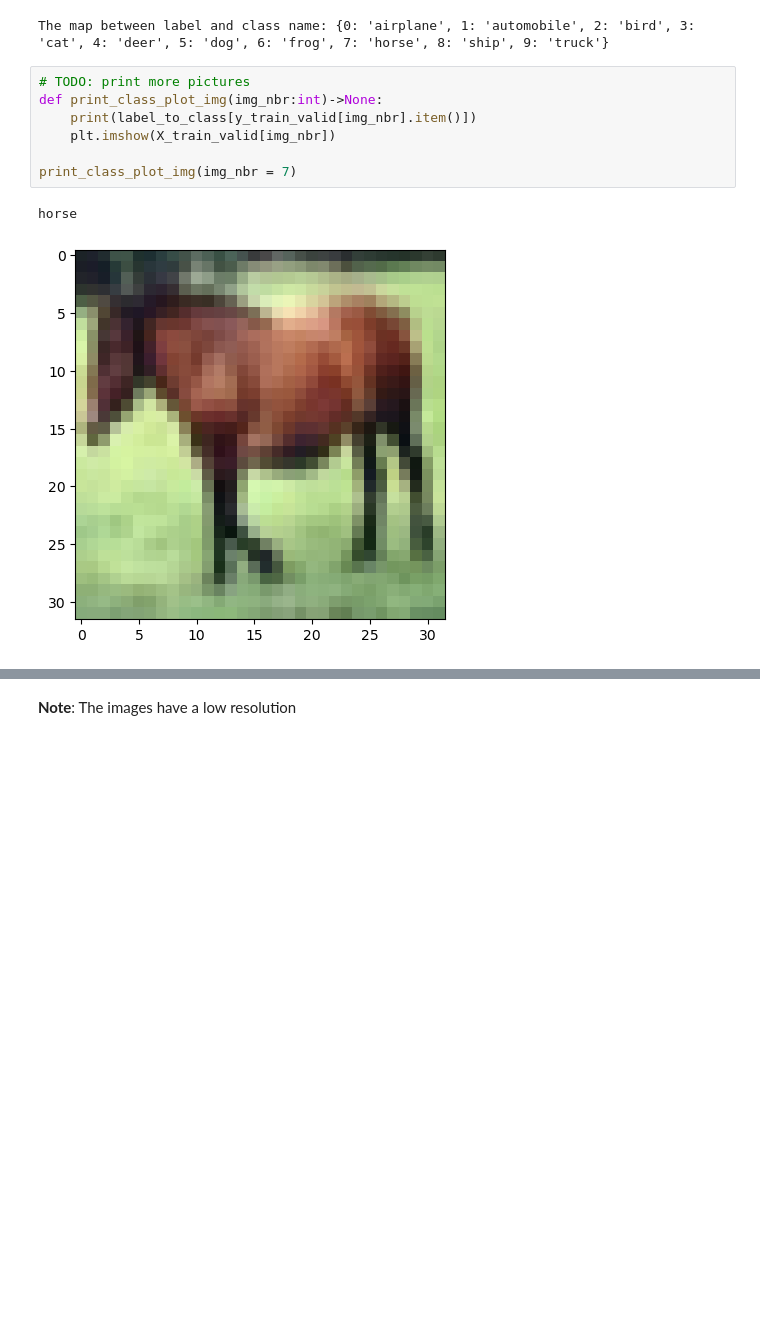
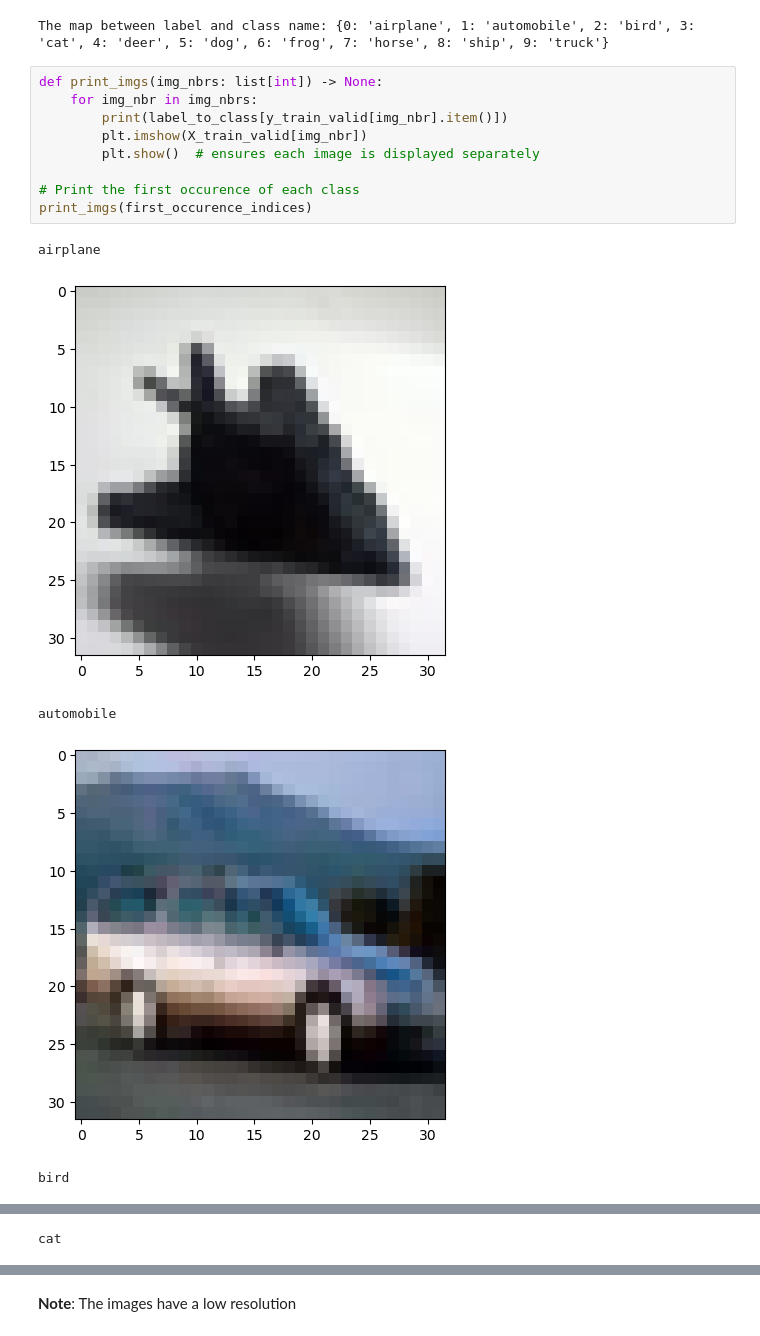
Before and after one commit to elfreyer/project_module_2, a Jupyter notebook: notebooks/01_ae_network_feature_extractor_20250901.ipynb, the cells around one changed output, grey strips where cells are left out. Saved outputs shown, nothing was run; the diff lists cells and outputs as text; blank space fills up the shorter version.

```diff
--- a/notebooks/01_ae_network_feature_extractor_20250901.ipynb
+++ b/notebooks/01_ae_network_feature_extractor_20250901.ipynb
@@ -128,13 +128,18 @@ label_to_class: dict[int, str] = dict(zip(unique_labels, CLASS_NAMES))
 print("The map between label and class name:", label_to_class)
 # %% [output]
 The map between label and class name: {0: 'airplane', 1: 'automobile', 2: 'bird', 3: 'cat', 4: 'deer', 5: 'dog', 6: 'frog', 7: 'horse', 8: 'ship', 9: 'truck'}
-# %%
-# TODO: print more pictures
-def print_class_plot_img(img_nbr:int)->None:
-    print(label_to_class[y_train_valid[img_nbr].item()])
-    plt.imshow(X_train_valid[img_nbr])
-
-print_class_plot_img(img_nbr = 7)
-# %% [output]
-horse
-[figure, removed]
+# %%
+def print_imgs(img_nbrs: list[int]) -> None:
+    for img_nbr in img_nbrs:
+        print(label_to_class[y_train_valid[img_nbr].item()])
+        plt.imshow(X_train_valid[img_nbr])
+        plt.show()  # ensures each image is displayed separately
+
+# Print the first occurence of each class
+print_imgs(first_occurence_indices)
+# %% [output]
+airplane
+[figure, added]
+automobile
+[figure, added]
+bird
@@ -140,0 +147 @@ horse
+cat
```
Also changed, not shown: parts of 31 cells of this notebook.
